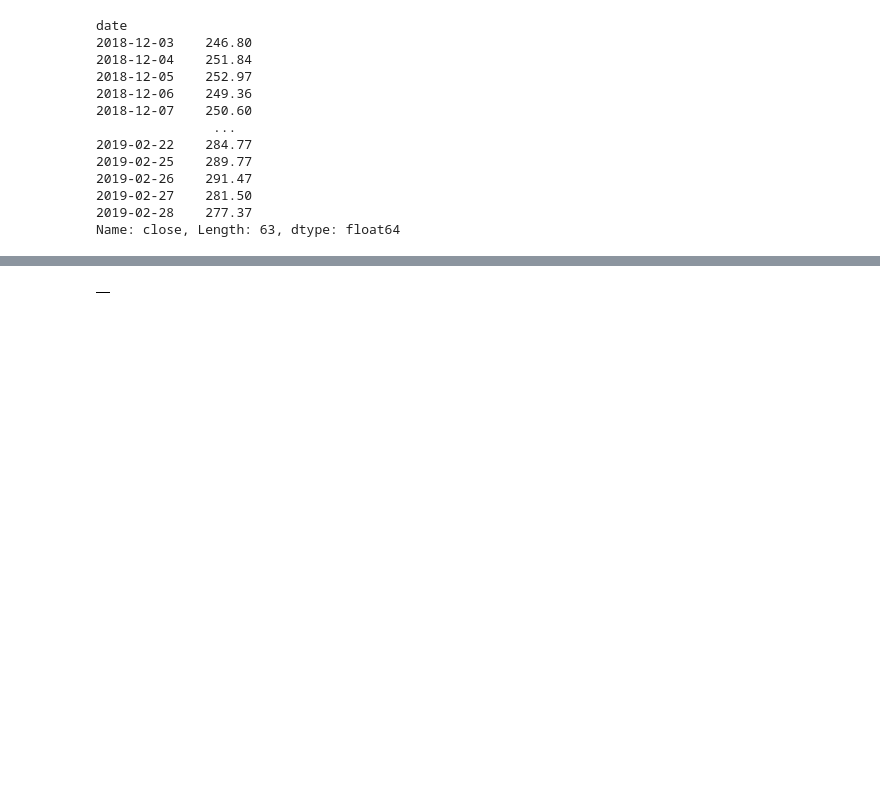
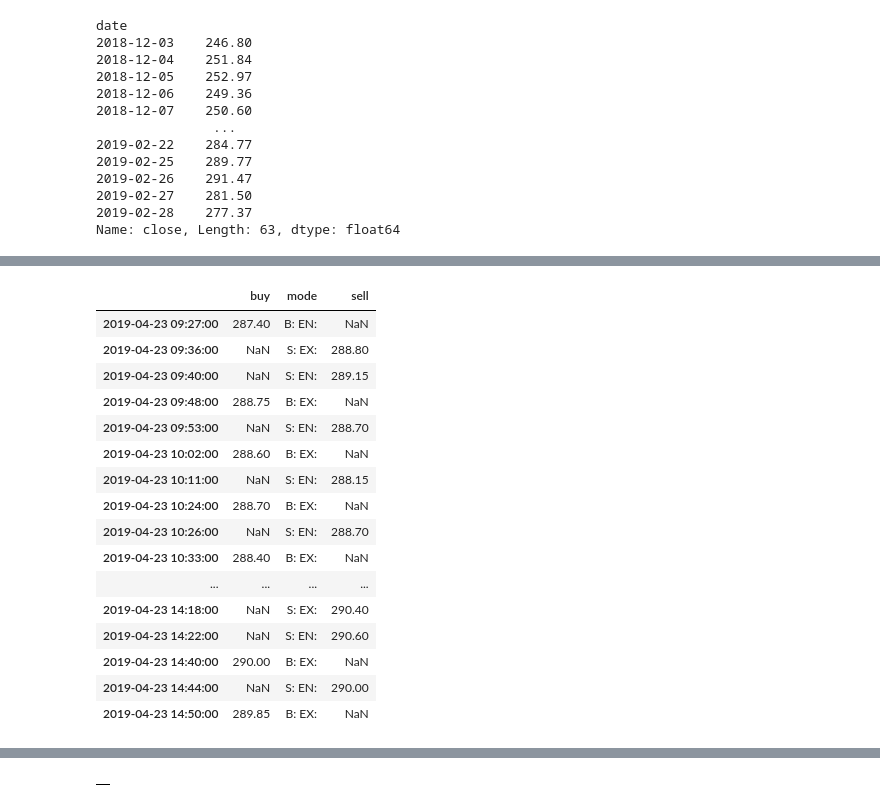
Before and after one commit to suhansaha/algotrader, a Jupyter notebook: src/freedom_v2_unit_test.ipynb, the cells around one changed output, grey strips where cells are left out. Saved outputs shown, nothing was run; the diff lists cells and outputs as text; code cells hidden in the pictures; blank space fills up the shorter version.

```diff
--- a/src/freedom_v2_unit_test.ipynb
+++ b/src/freedom_v2_unit_test.ipynb
@@ -416,0 +394,20 @@ live_cache.getValue()
+# %%
+pd.read_json(live_cache.get('WIPRObacktest_webTrade'))
+# %% [output]
+|  | buy | mode | sell |
+| 2019-04-23 09:27:00 | 287.40 | B: EN: | NaN |
+| 2019-04-23 09:36:00 | NaN | S: EX: | 288.80 |
+| 2019-04-23 09:40:00 | NaN | S: EN: | 289.15 |
+| 2019-04-23 09:48:00 | 288.75 | B: EX: | NaN |
+| 2019-04-23 09:53:00 | NaN | S: EN: | 288.70 |
+| 2019-04-23 10:02:00 | 288.60 | B: EX: | NaN |
+| 2019-04-23 10:11:00 | NaN | S: EN: | 288.15 |
+| 2019-04-23 10:24:00 | 288.70 | B: EX: | NaN |
+| 2019-04-23 10:26:00 | NaN | S: EN: | 288.70 |
+| 2019-04-23 10:33:00 | 288.40 | B: EX: | NaN |
+| ... | ... | ... | ... |
+| 2019-04-23 14:18:00 | NaN | S: EX: | 290.40 |
+| 2019-04-23 14:22:00 | NaN | S: EN: | 290.60 |
+| 2019-04-23 14:40:00 | 290.00 | B: EX: | NaN |
+| 2019-04-23 14:44:00 | NaN | S: EN: | 290.00 |
+| 2019-04-23 14:50:00 | 289.85 | B: EX: | NaN |
```
Also changed, not shown: parts of 8 cells of this notebook, 6 other files.
